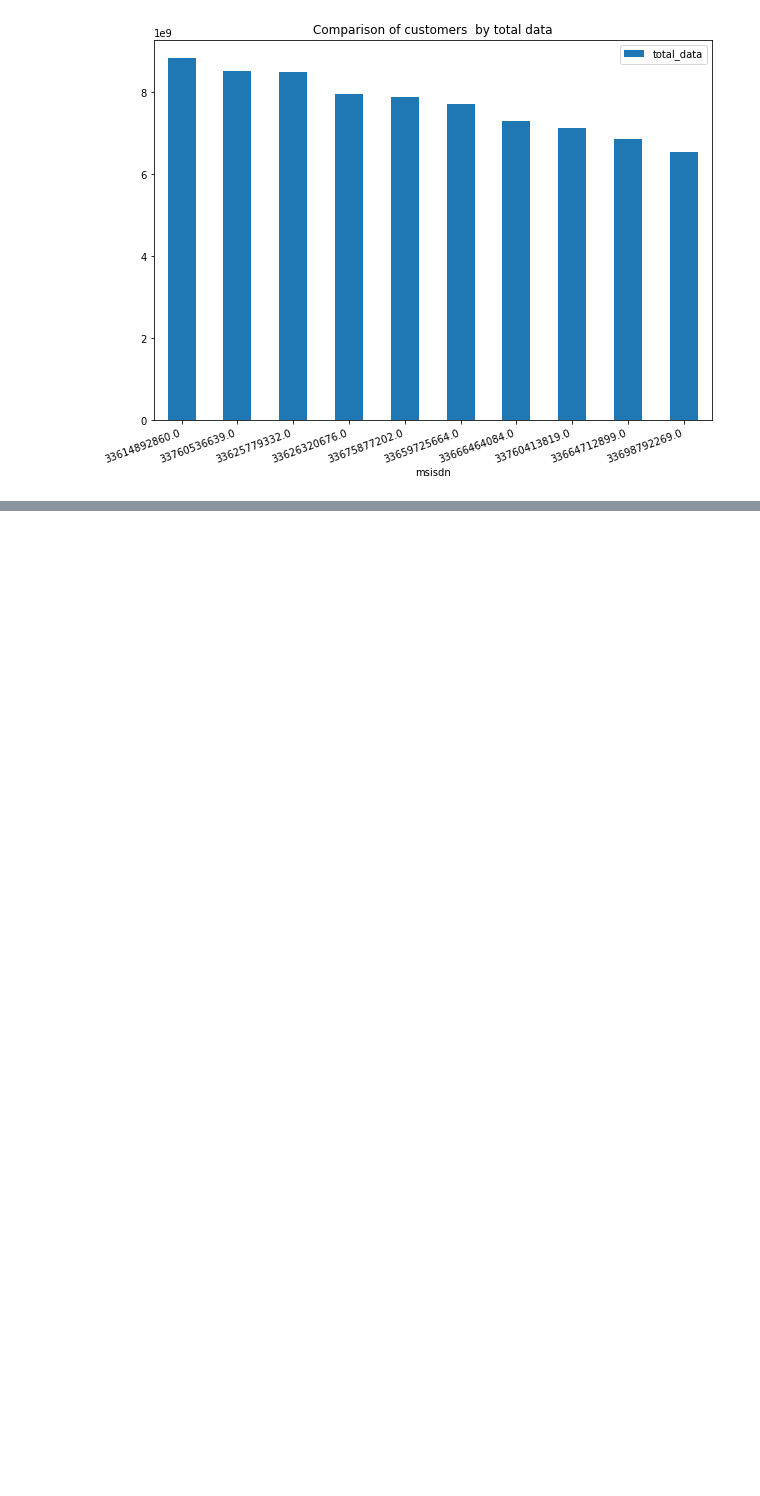
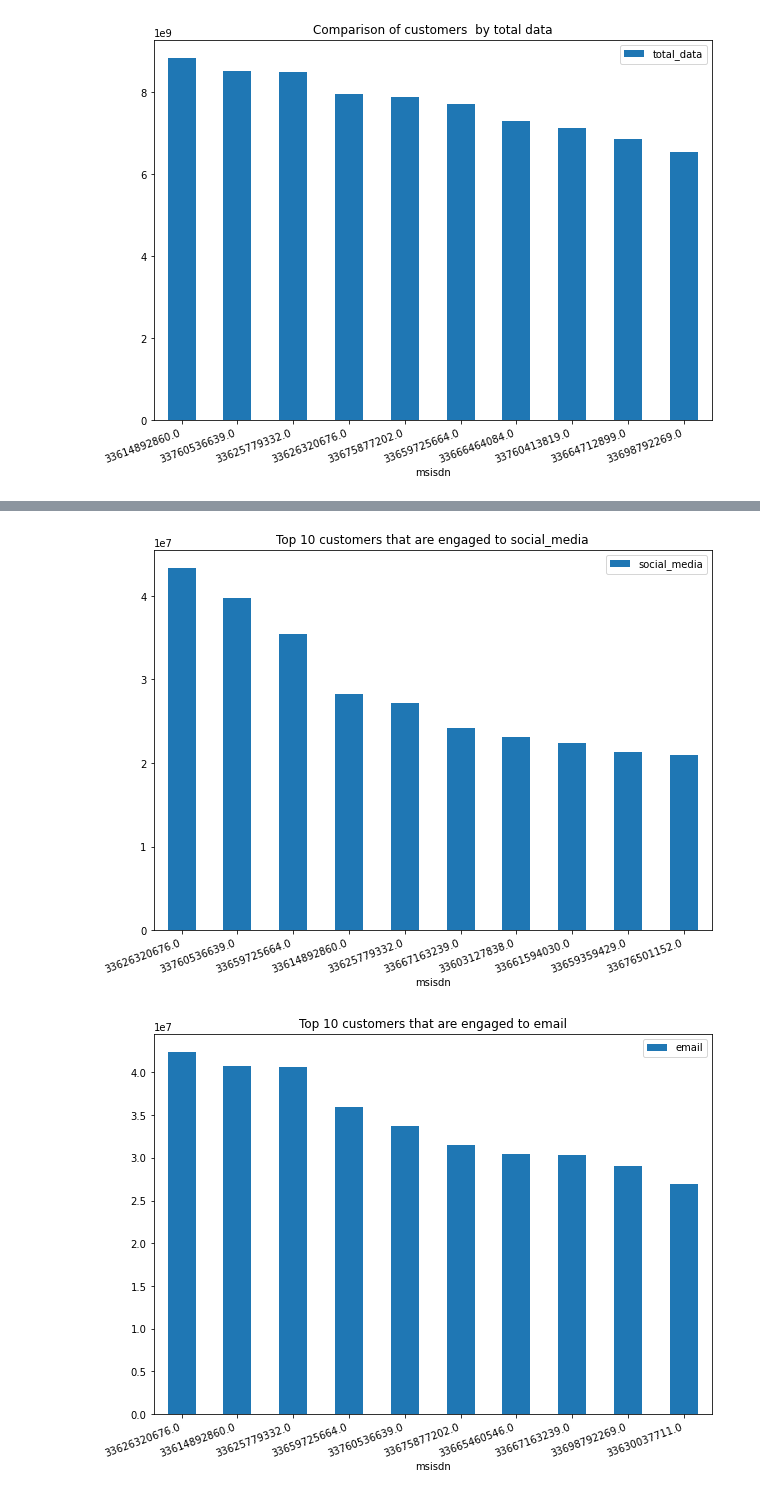
Before and after one commit to Bina-man/Telecom-Data, a Jupyter notebook: notebooks/User Engagement analysis.ipynb, the cells around one changed output, grey strips where cells are left out. Saved outputs shown, nothing was run; the diff lists cells and outputs as text; code cells hidden in the pictures; blank space fills up the shorter version.

```diff
--- a/notebooks/User Engagement analysis.ipynb
+++ b/notebooks/User Engagement analysis.ipynb
@@ -120,0 +190,16 @@ plt.show()
+# %%
+app_cols = ['social_media', 'email', 'google']
+
+for app in app_cols:
+
+    app_agg = renamed_df.groupby('msisdn').agg({app : 'sum'})
+    top_app_users = app_agg.sort_values(by=[app], ascending=False).head(10)
+    ax = top_app_users.plot.bar(
+        y=[app],
+        title=f"Top 10 customers that are engaged to {app}",
+        figsize=(10,7))
+    ax.set_xticklabels(ax.get_xticklabels(), rotation=20, ha="right")
+    plt.show()
+# %% [output]
+[figure, added]
+[figure, added]
```
Also changed, not shown: parts of 12 cells of this notebook, 1 other file.
